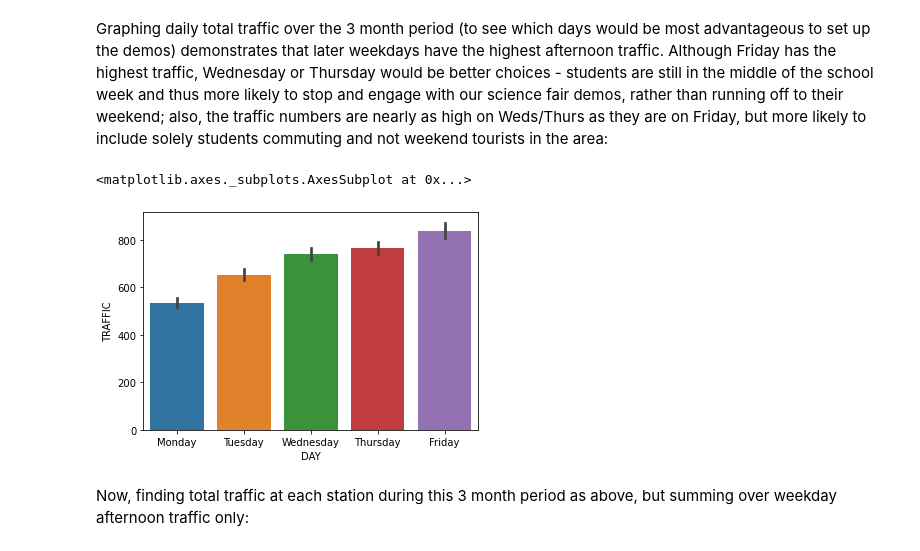
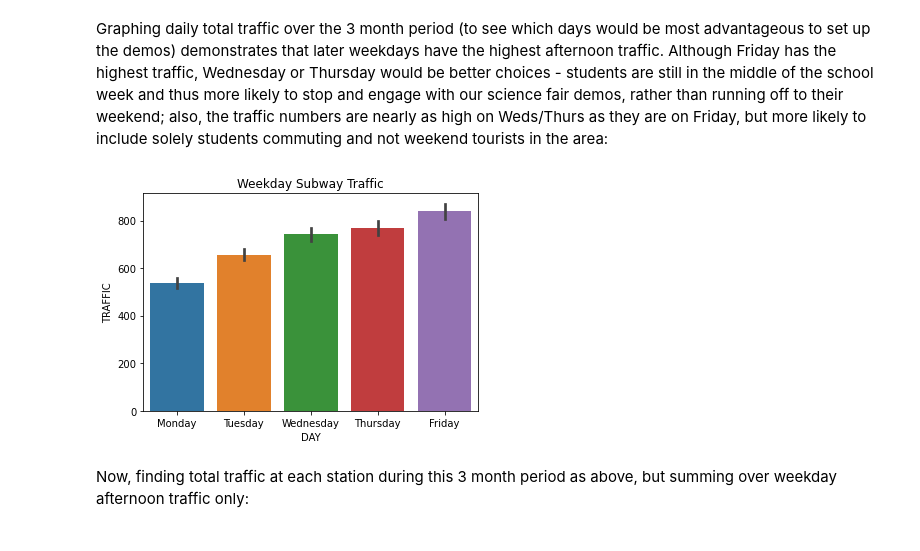
Before and after one commit to nhorton04/mta-data, a Jupyter notebook: FINAL PROJECT.ipynb, the cells around one changed output. Drawn from its saved outputs; the diff is of its cells as text; code cells hidden in the pictures.

```diff
--- a/FINAL PROJECT.ipynb
+++ b/FINAL PROJECT.ipynb
@@ -343,10 +343,9 @@ daily_weekday_traffic = daily_traffic[daily_traffic["DAY_ALIAS"] < 5]
 # %% [markdown]
 Graphing daily total traffic over the 3 month period (to see which days would be most advantageous to set up the demos) demonstrates that later weekdays have the highest afternoon traffic. Although Friday has the highest traffic, Wednesday or Thursday would be better choices - students are still in the middle of the school week and thus more likely to stop and engage with our science fair demos, rather than running off to their weekend; also, the traffic numbers are nearly as high on Weds/Thurs as they are on Friday, but more likely to include solely students commuting and not weekend tourists in the area:
 # %%
-sns.barplot(x="DAY", y="TRAFFIC", data=daily_weekday_traffic)
+sns.barplot(x="DAY", y="TRAFFIC", data=daily_weekday_traffic).set_title("Weekday Subway Traffic");
 # %% [output]
-<matplotlib.axes._subplots.AxesSubplot at 0x...>
-[figure, old version]
+[figure, new version]
 # %% [markdown]
 Now, finding total traffic at each station during this 3 month period as above, but summing over weekday afternoon traffic only:
 # %%
```
Also changed, not shown: parts of 1 cell of this notebook.
